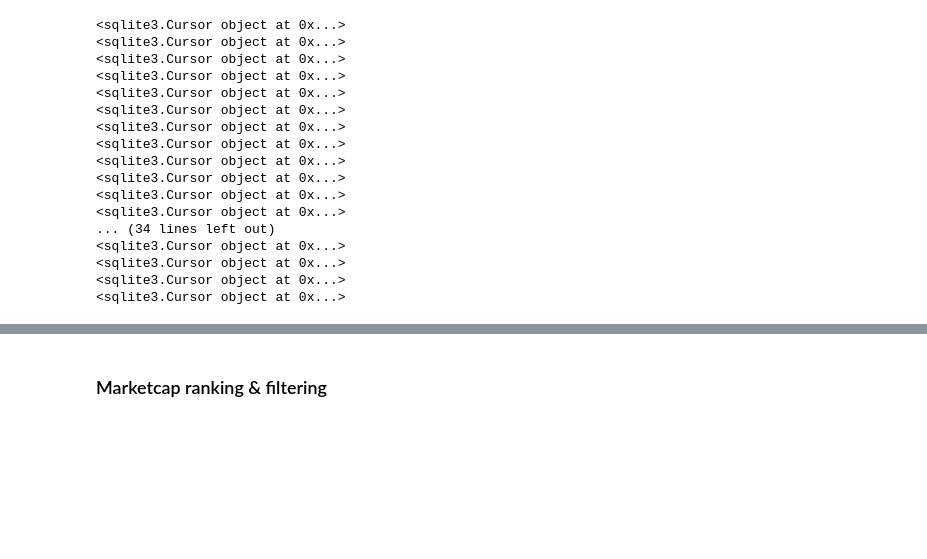
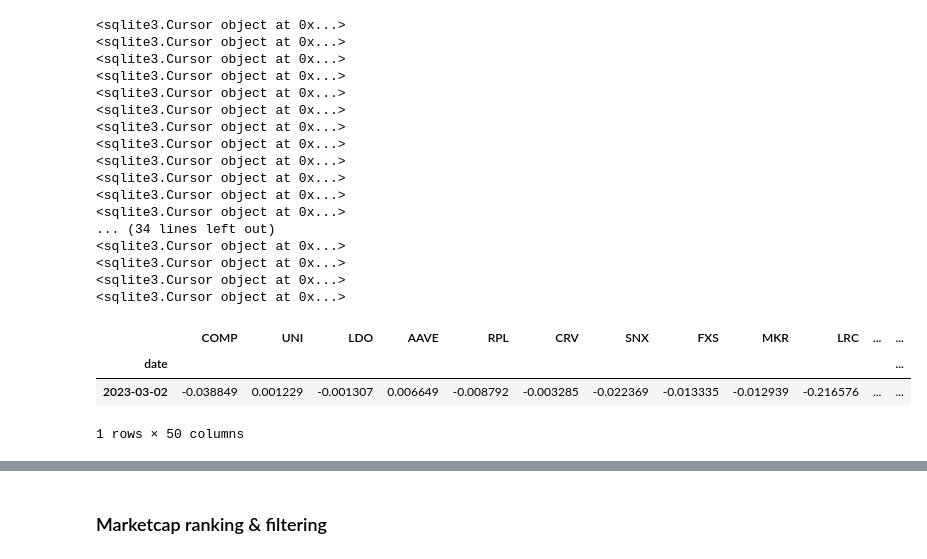
Before and after one commit to Phuture-Finance/rebalancing-data, a Jupyter notebook: PDI/pdi_March_2023.ipynb, the cells around one changed output, grey strips where cells are left out. Cells and saved outputs as stored; diff of their text form; code cells hidden in the pictures; blank space fills up the shorter version.

```diff
--- a/PDI/pdi_March_2023.ipynb
+++ b/PDI/pdi_March_2023.ipynb
@@ -377,6 +377,16 @@ db_funcs.insert_values(date,asset_columns,slippage_values,'pdi_liquidities')
 <sqlite3.Cursor object at 0x...>
 <sqlite3.Cursor object at 0x...>
 <sqlite3.Cursor object at 0x...>
+# %%
+dataframe = pd.read_sql('Select * from pdi_liquidities',db_funcs.create_connection(db_funcs.db),index_col='date',parse_dates=['date'])
+dataframe.loc['20230302':]
+
+def check_avg_liquidity()
+# %% [output]
+|  | COMP | UNI | LDO | AAVE | RPL | CRV | SNX | FXS | MKR | LRC | ... | ... |
+| date |  |  |  |  |  |  |  |  |  |  |  | ... |
+| 2023-03-02 | -0.038849 | 0.001229 | -0.001307 | 0.006649 | -0.008792 | -0.003285 | -0.022369 | -0.013335 | -0.012939 | -0.216576 | ... | ... |
+1 rows × 50 columns
 # %%
 include_list = list(slippages_df[abs(slippages_df['slippage']) < abs(max_slippage)]['symb'])
 
```
Also changed, not shown: parts of 6 cells of this notebook, 1 other file.
